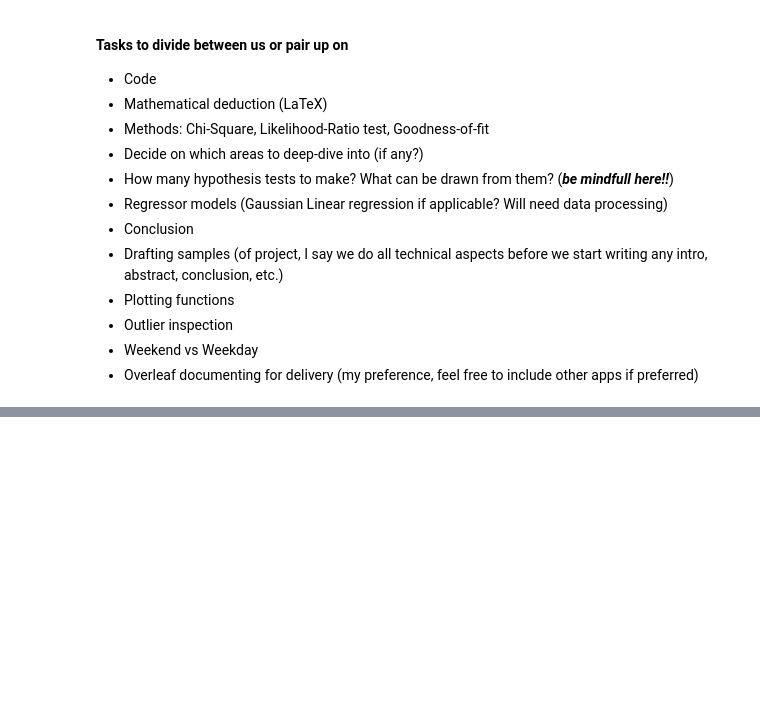
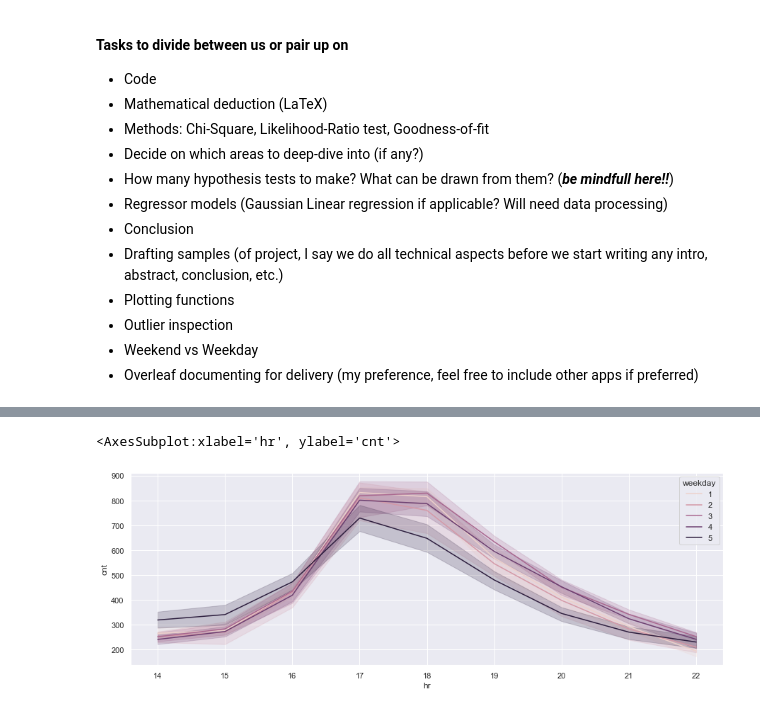
Before and after one commit to eirikbaekkelund/BikeSharing, a Jupyter notebook: develop_E.ipynb, the cells around one changed output, grey strips where cells are left out. Cells and saved outputs as stored; diff of their text form; code cells hidden in the pictures; blank space fills up the shorter version.

Commit message:
df filter

```diff
--- a/develop_E.ipynb
+++ b/develop_E.ipynb
@@ -165,0 +185,28 @@ sns.lineplot(data=df_hour, x='hr',y='cnt',hue='weekday')
+# %%
+def filter_wrapper(df):
+    """
+
+    """
+    df = df[df['holiday'] != 1 ]
+    df= df[df['workingday'] == 1]
+    df = df[14 <= df['hr']]
+    df = df[22 >= df['hr']]
+
+    df_yr0 = df[df['yr'] == 0]
+    df_yr1 = df[df['yr'] == 1]
+
+    df_yr0_spring = df_yr0[df_yr0['season'] == 2]
+    df_yr0_summer = df_yr0[df_yr0['season'] == 3]
+
+    df_yr1_spring = df_yr1[df_yr1['season'] == 2]
+    df_yr1_summer = df_yr1[df_yr1['season'] == 3]
+
+    return df_yr0_spring, df_yr0_summer, df_yr1_spring, df_yr1_summer
+
+df0_spring, df0_summer, df1_spring, df1_summer = filter_wrapper(df_hour)
+
+#sns.set(rc={'figure.figsize':(15,5)})
+sns.lineplot(data=df1_summer, x='hr',y='cnt', hue='weekday')
+# %% [output]
+<AxesSubplot:xlabel='hr', ylabel='cnt'>
+[figure, added]
```
Also changed, not shown: parts of 1 cell of this notebook, 3 other files.
